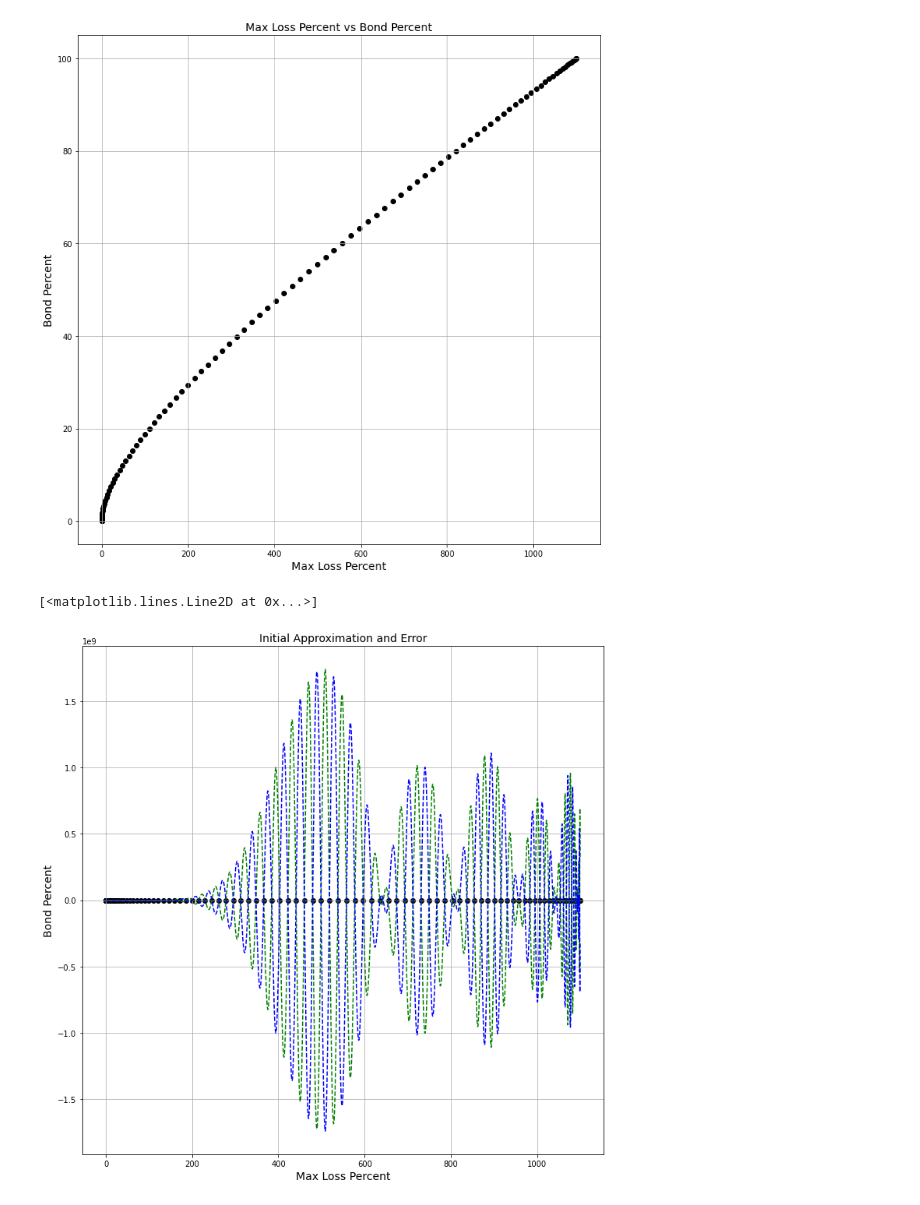
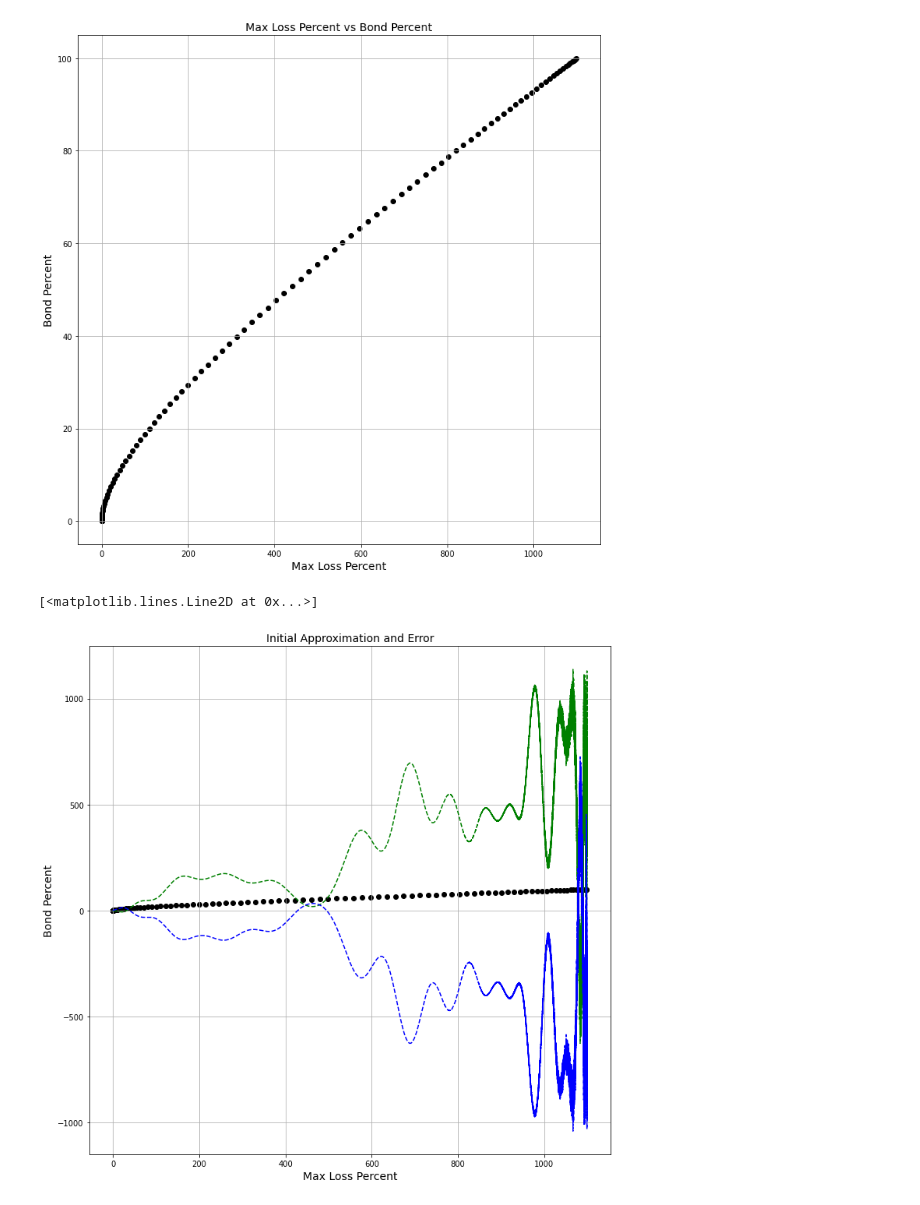
Before and after one commit to delvtech/agent0, a Jupyter notebook: examples/notebooks/get_max_short.ipynb, the cells around one changed output. Drawn from its saved outputs; the diff is of its cells as text; code cells hidden in the pictures.

```diff
--- a/examples/notebooks/get_max_short.ipynb
+++ b/examples/notebooks/get_max_short.ipynb
@@ -64,6 +111,7 @@ t = 0.5         # time remaining
 y_percent = 0.1 # percent of bond reserves to be shorted
 
 # Other Variables
+interpolation_points = 100
 verbose = False
 # %%
 # FIXME: This will ultimately be where the sweep code lives.
@@ -74,7 +122,7 @@ verbose = False
 # that require the max losses.
 
 # FIXME: This isn't working correctly
-y = calc_chebyshev_nodes(0, 100, 100)
+y = calc_chebyshev_nodes(0, 100, interpolation_points)
 x = (calc_max_loss_from_apr(z, 0.1 * y, apr, c, mu, t) / z) * 100
 if verbose:
     print(
@@ -108 +198,4 @@ def f_approx(xp):
+# %%
+# Polynomial Interpolation
+f_approx = interpolate_polynomial(x, y, interpolation_points)
 # %%
@@ -114,25 +207,24 @@ def f_approx(xp):
 #    return polynomial_objective(xp, a, b)
 # %%
 # Construct a new trace of sample data to test for the error
-y_test = np.arange(0, 100, 0.01)
+y_test = np.delete(np.arange(0, 100, 0.001), 0)
 x_test = (calc_max_loss_from_apr(z, 0.1 * y_test, apr, c, mu, t) / z) * 100
-y_approx = f_approx(x_test)
 # %%
 # Plot the Chebyshev approximation against the raw data
 plt.subplots(figsize=(12,12))
 plt.scatter(x,y,color='black')
 # FIXME: It would be good to showcase the fact that we are using different sample data when testing for error.
 # plt.scatter(x_test,y_test,color='red')
 plt.grid(True)
 plt.title('Initial Approximation and Error', fontsize=14)
 plt.xlabel('Max Loss Percent', fontsize=14)
 plt.ylabel('Bond Percent', fontsize=14)
 
-plt.plot(x_test, y_approx, '--', color="green")
-plt.plot(x_test, y_test - y_approx, '--', color="blue")
+plt.plot(x_test, f_approx(x_test), '--', color="green")
+plt.plot(x_test, y_test - f_approx(x_test), '--', color="blue")
 # %% [output]
 [<matplotlib.lines.Line2D at 0x...>]
-[figure, old version]
+[figure, new version]
 # %%
 # Plot the absolute error from the initial Chebyshev polynomial
 plt.subplots(figsize=(12,12))
```
Also changed, not shown: parts of 11 cells of this notebook.
